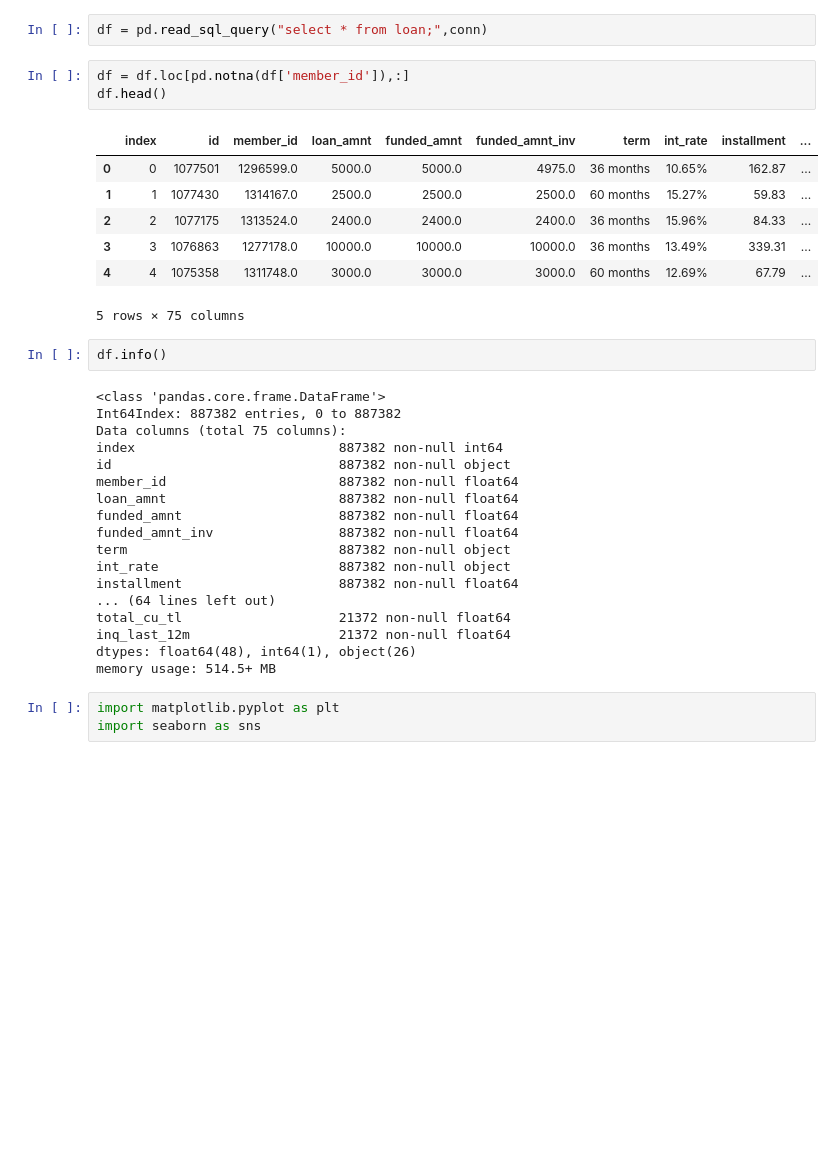
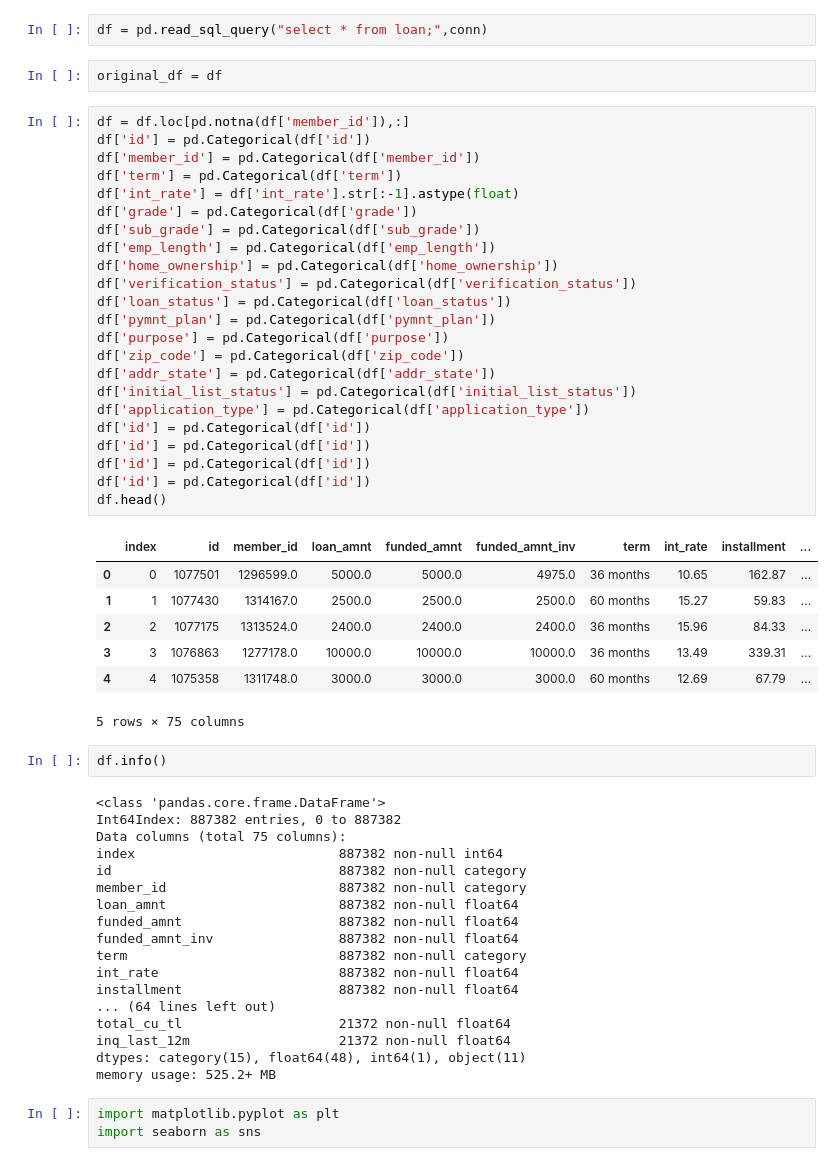
Before and after one commit to prsnt1989/LendingClubLoanData, a Jupyter notebook: LoanData.ipynb, the cells around one changed output. Drawn from its saved outputs; the diff is of its cells as text; blank space fills up the shorter version.

```diff
--- a/LoanData.ipynb
+++ b/LoanData.ipynb
@@ -6,17 +6,39 @@ import numpy as np
 conn = sqlite3.connect("database.sqlite")
 # %%
 df = pd.read_sql_query("select * from loan;",conn)
-# %%
-df = df.loc[pd.notna(df['member_id']),:]
-df.head()
-# %% [output]
-|  | index | id | member_id | loan_amnt | funded_amnt | funded_amnt_inv | term | int_rate | installment | ... |
-| 0 | 0 | 1077501 | 1296599.0 | 5000.0 | 5000.0 | 4975.0 | 36 months | 10.65% | 162.87 | ... |
-| 1 | 1 | 1077430 | 1314167.0 | 2500.0 | 2500.0 | 2500.0 | 60 months | 15.27% | 59.83 | ... |
-| 2 | 2 | 1077175 | 1313524.0 | 2400.0 | 2400.0 | 2400.0 | 36 months | 15.96% | 84.33 | ... |
-| 3 | 3 | 1076863 | 1277178.0 | 10000.0 | 10000.0 | 10000.0 | 36 months | 13.49% | 339.31 | ... |
-| 4 | 4 | 1075358 | 1311748.0 | 3000.0 | 3000.0 | 3000.0 | 60 months | 12.69% | 67.79 | ... |
-5 rows × 75 columns
+# %%
+original_df = df
+# %%
+df = df.loc[pd.notna(df['member_id']),:]
+df['id'] = pd.Categorical(df['id'])
+df['member_id'] = pd.Categorical(df['member_id'])
+df['term'] = pd.Categorical(df['term'])
+df['int_rate'] = df['int_rate'].str[:-1].astype(float)
+df['grade'] = pd.Categorical(df['grade'])
+df['sub_grade'] = pd.Categorical(df['sub_grade'])
+df['emp_length'] = pd.Categorical(df['emp_length'])
+df['home_ownership'] = pd.Categorical(df['home_ownership'])
+df['verification_status'] = pd.Categorical(df['verification_status'])
+df['loan_status'] = pd.Categorical(df['loan_status'])
+df['pymnt_plan'] = pd.Categorical(df['pymnt_plan'])
+df['purpose'] = pd.Categorical(df['purpose'])
+df['zip_code'] = pd.Categorical(df['zip_code'])
+df['addr_state'] = pd.Categorical(df['addr_state'])
+df['initial_list_status'] = pd.Categorical(df['initial_list_status'])
+df['application_type'] = pd.Categorical(df['application_type'])
+df['id'] = pd.Categorical(df['id'])
+df['id'] = pd.Categorical(df['id'])
+df['id'] = pd.Categorical(df['id'])
+df['id'] = pd.Categorical(df['id'])
+df.head()
+# %% [output]
+|  | index | id | member_id | loan_amnt | funded_amnt | funded_amnt_inv | term | int_rate | installment | ... |
+| 0 | 0 | 1077501 | 1296599.0 | 5000.0 | 5000.0 | 4975.0 | 36 months | 10.65 | 162.87 | ... |
+| 1 | 1 | 1077430 | 1314167.0 | 2500.0 | 2500.0 | 2500.0 | 60 months | 15.27 | 59.83 | ... |
+| 2 | 2 | 1077175 | 1313524.0 | 2400.0 | 2400.0 | 2400.0 | 36 months | 15.96 | 84.33 | ... |
+| 3 | 3 | 1076863 | 1277178.0 | 10000.0 | 10000.0 | 10000.0 | 36 months | 13.49 | 339.31 | ... |
+| 4 | 4 | 1075358 | 1311748.0 | 3000.0 | 3000.0 | 3000.0 | 60 months | 12.69 | 67.79 | ... |
+5 rows × 75 columns
 # %%
 df.info()
 # %% [output]
@@ -24,19 +46,19 @@ df.info()
 Int64Index: 887382 entries, 0 to 887382
 Data columns (total 75 columns):
 index                          887382 non-null int64
-id                             887382 non-null object
-member_id                      887382 non-null float64
+id                             887382 non-null category
+member_id                      887382 non-null category
 loan_amnt                      887382 non-null float64
 funded_amnt                    887382 non-null float64
 funded_amnt_inv                887382 non-null float64
-term                           887382 non-null object
-int_rate                       887382 non-null object
+term                           887382 non-null category
+int_rate                       887382 non-null float64
 installment                    887382 non-null float64
 ... (64 lines left out)
 total_cu_tl                    21372 non-null float64
 inq_last_12m                   21372 non-null float64
-dtypes: float64(48), int64(1), object(26)
-memory usage: 514.5+ MB
+dtypes: category(15), float64(48), int64(1), object(11)
+memory usage: 525.2+ MB
 # %%
 import matplotlib.pyplot as plt
 import seaborn as sns
```
Also changed, not shown: parts of 1 cell of this notebook.
